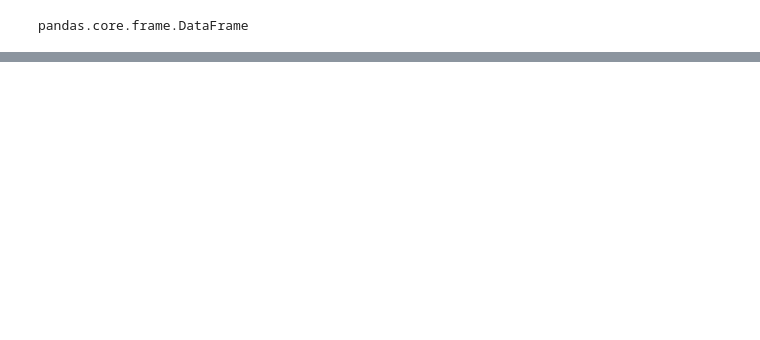
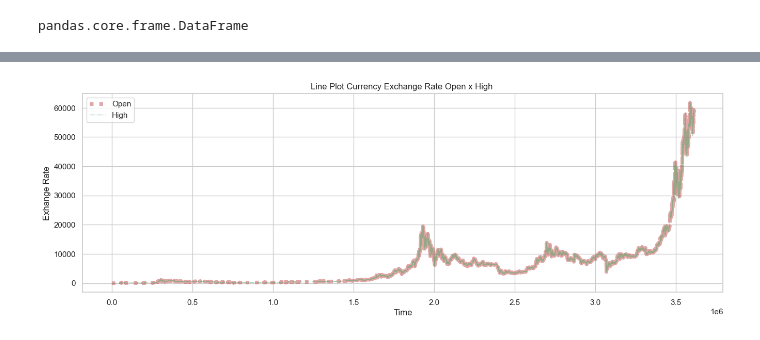
Before and after one commit to amorim-dev/DSA_Data-Science-Course, a Jupyter notebook: 2. big-data-real-time-analytics-with-python-and-spark/Ch11_data-processing-with-apache-spark/mini_project3.ipynb, the cells around one changed output, grey strips where cells are left out. Saved outputs shown, nothing was run; the diff lists cells and outputs as text; code cells hidden in the pictures; blank space fills up the shorter version.

```diff
--- a/2. big-data-real-time-analytics-with-python-and-spark/Ch11_data-processing-with-apache-spark/mini_project3.ipynb
+++ b/2. big-data-real-time-analytics-with-python-and-spark/Ch11_data-processing-with-apache-spark/mini_project3.ipynb
@@ -407,0 +432,23 @@ year = df_pandas['year'].values.tolist()
+# %%
+# Line Plot Currency Exchange Rate Open x High
+plt.figure(figsize = (16, 5))
+df_pandas.Open.plot(kind = 'line',
+                   color = 'r',
+                   label = 'Open',
+                   alpha = 0.5,
+                   linewidth = 5,
+                   grid = True,
+                   linestyle = ':')
+df_pandas.High.plot(color = 'g',
+                   label = 'High',
+                   linewidth = 1,
+                   alpha = 0.5,
+                   grid = True,
+                   linestyle = '-.')
+plt.legend(loc = 'upper left')
+plt.xlabel('Time')
+plt.ylabel('Exhange Rate')
+plt.title('Line Plot Currency Exchange Rate Open x High ')
+plt.show()
+# %% [output]
+[figure, added]
```
Also changed, not shown: parts of 20 cells of this notebook.
